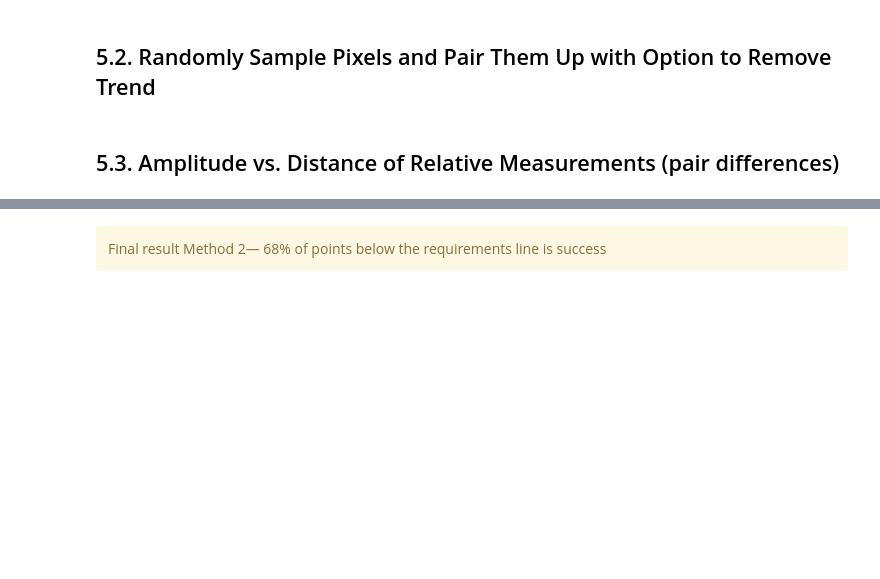
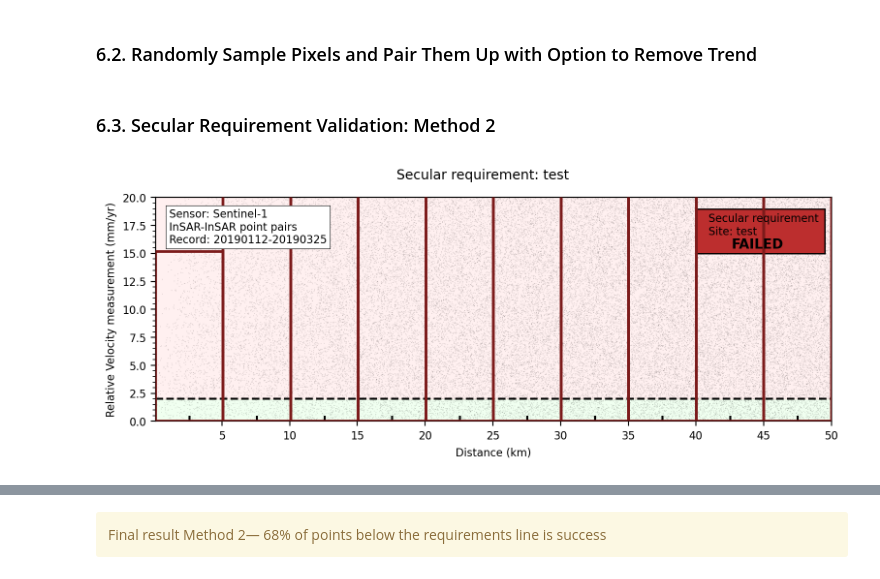
Before and after one commit to nisar-solid/ATBD, a Jupyter notebook: methods/secular/Secular_Requirement_Validation.ipynb, the cells around one changed output, grey strips where cells are left out. Saved outputs shown, nothing was run; the diff lists cells and outputs as text; code cells hidden in the pictures; blank space fills up the shorter version.

```diff
--- a/methods/secular/Secular_Requirement_Validation.ipynb
+++ b/methods/secular/Secular_Requirement_Validation.ipynb
@@ -784,12 +772,11 @@ cbar1.set_label('LOS velocity [mm/year]')
 # %% [markdown]
-<a id='secular_remove_trend'></a>
-## 5.2. Randomly Sample Pixels and Pair Them Up with Option to Remove Trend
+### 6.2. Randomly Sample Pixels and Pair Them Up with Option to Remove Trend <a id='remove_trend'></a>
 # %%
-# define requirement
-secular_insar_rqmt = 2  # mm/yr
-insar_dist_rqmt = [0.1, 50.0]  # km
+# Define requirement
+secular_threshold_rqmt = 2  # mm/yr
+secular_distance_rqmt = [0.1, 50.0]  # km
 
-sample_mode = 'profile'  # 'points' or 'profile'
+sample_mode = 'points'  # 'points' or 'profile'
 # note that the 'profile' method may take significantly longer
 
 # Collect samples using the specified method
@@ -815,10 +802,5 @@ elif sample_mode in ['profile']:
                     y=Y_coords.reshape(-1,1),
                     data=insar_velocities,
                     metadata=insar_metadata,
-                    len_rqmt=insar_dist_rqmt,
+                    len_rqmt=secular_distance_rqmt,
                     num_samples=num_samples)
-
-print('Finished sampling')
-# %% [markdown]
-<a id='secular_M2ampvsdist2'></a>
-## 5.3. Amplitude vs. Distance of Relative Measurements (pair differences)
@@ -832,16 +807,25 @@ threshold = 0.683
+# %% [markdown]
+### 6.3. Secular Requirement Validation: Method 2  <a id='secular_validation_method2'></a>
 # %%
+# Validation parameters
+n_bins = 10
+threshold = 0.683
+
+# Validation figure and assessment
 validation_table, fig = display_validation(insar_sample_dist,              # binned distance for point
                                            insar_rel_measure,              # binned relative velocities mm/yr
                                            site,                           # cal/val site name
                                            start_date,                     # start date of InSAR dataset
                                            end_date,                       # end date of InSAR dataset
-                                           requirement=secular_insar_rqmt,  # measurement requirement to meet, e.g 2 mm/yr for 3 years of data over 0.1-50km
-                                           distance_rqmt=insar_dist_rqmt,   # distance over requirement is to meet, e.g. over length scales of 0.1-50 km [0.1, 50]
+                                           requirement=secular_threshold_rqmt,  # measurement requirement to meet, e.g 2 mm/yr for 3 years of data over 0.1-50km
+                                           distance_rqmt=secular_distance_rqmt,  # distance over requirement is to meet, e.g. over length scales of 0.1-50 km [0.1, 50]
                                            n_bins=n_bins,                  # number of bins, to collect statistics
                                            threshold=threshold,            # quantile threshold for point-pairs that pass requirement, e.g. 0.683 - we expect 68.3% of residuals to lie.
                                            sensor='Sentinel-1',            # sensor that is validated, Sentinel-1 or NISAR
                                            validation_type='secular',      # validation for: secular, transient, coseismic requirement
-                                           validation_data='InSAR')         # validation method: GNSS - Method 1, InSAR - Method 2
+                                           validation_data='InSAR')        # validation method: GNSS - Method 1, InSAR - Method 2
 
 out_fig = os.path.abspath('secular_insar-only_vs_distance_'+site+'_date'+velStart+'.png')
 fig.savefig(out_fig, bbox_inches='tight', transparent=True, dpi=300)
+# %% [output]
+[figure, added]
```
Also changed, not shown: parts of 103 cells of this notebook, 2 other files.
